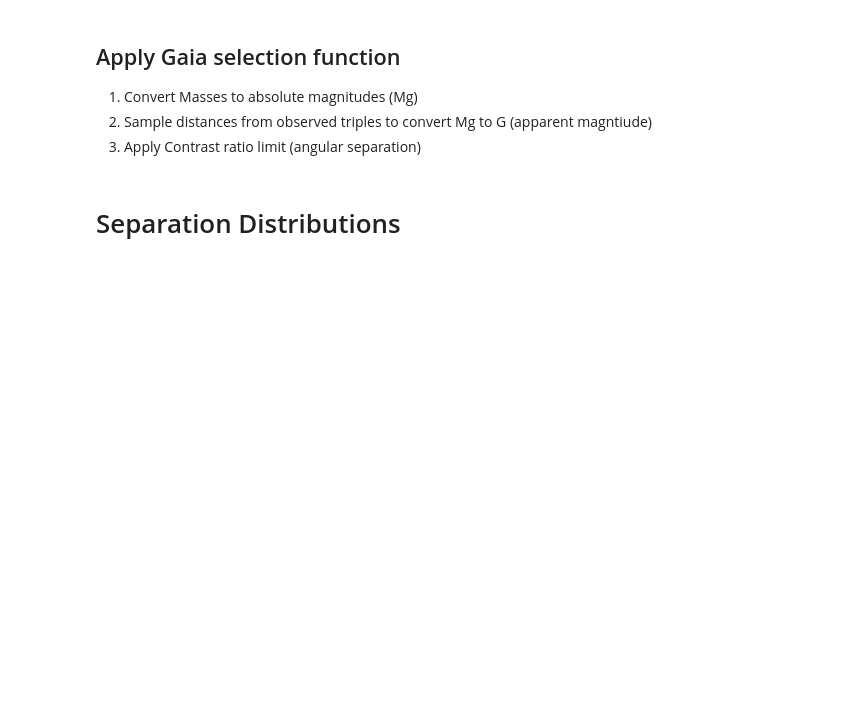
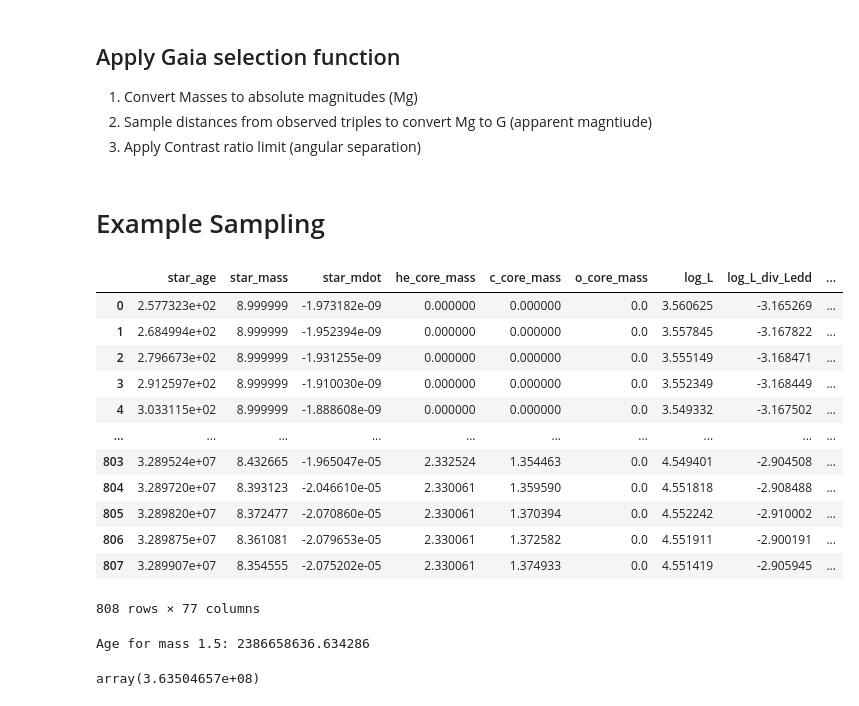
Before and after one commit to cheyanneshariat/gaia_triples, a Jupyter notebook: sampling_triples.ipynb, the cells around one changed output. Drawn from its saved outputs; the diff is of its cells as text; code cells hidden in the pictures; blank space fills up the shorter version.

```diff
--- a/sampling_triples.ipynb
+++ b/sampling_triples.ipynb
@@ -314,7 +321,7 @@ triples_catalog = pd.read_csv(data_PATH + "triples_catalog.csv")
 
 triple150 = resolved_triples.query("1000/inner_star1_parallax<100 and triple_type == 'MSMS-MS'")
 # %% [markdown]
-# Separation Distributions
+# Example Sampling
 # %%
 def sample_all(this_IMF = 'cosmic_constant_SFR', this_Periods = 'DM91', this_IMRD='default'):
     m1s,m2s,m3s,a1s,a2s,e1s,e2s = [],[],[],[],[], [], []
@@ -367,0 +376,40 @@ results_df_LU = sample_all(this_IMF = 'cosmic_constant_SFR', this_Periods = 'LU'
+# %%
+import os
+from multiprocessing import Pool
+
+columns = [
+    "star_age", "star_mass", "star_mdot", "he_core_mass", "c_core_mass", "o_core_mass",
+    "log_L", "log_L_div_Ledd", "log_LH", "log_LHe", "log_LZ", "log_Teff",
+    "log_abs_Lgrav", "log_R", "log_g", "log_surf_z", "surf_avg_omega",
+    "surf_avg_v_rot", "surf_num_c12_div_num_o16", "v_wind_Km_per_s",
+    "surf_avg_omega_crit", "surf_avg_omega_div_omega_crit", "surf_avg_v_crit",
+    "surf_avg_v_div_v_crit", "surf_avg_Lrad_div_Ledd", "v_div_csound_surf",
+    "surface_h1", "surface_he3", "surface_he4", "surface_li7", "surface_be9",
+    "surface_b11", "surface_c12", "surface_c13", "surface_n14", "surface_o16",
+    "surface_f19", "surface_ne20", "surface_na23", "surface_mg24", "surface_si28",
+    "surface_s32", "surface_ca40", "surface_ti48", "surface_fe56", "log_center_T",
+    "log_center_Rho", "center_degeneracy", "center_omega", "center_gamma",
+    "mass_conv_core", "center_h1", "center_he4", "center_c12", "center_n14",
+    "center_o16", "center_ne20", "center_mg24", "center_si28", "pp", "cno",
+    "tri_alfa", "burn_c", "burn_n", "burn_o", "c12_c12", "delta_nu", "delta_Pg",
+    "nu_max", "acoustic_cutoff", "max_conv_vel_div_csound", "max_gradT_div_grada",
+    "gradT_excess_alpha", "min_Pgas_div_P", "max_L_rad_div_Ledd", "e_thermal", "phase"
+]
+# %%
+pd.read_csv(
+        f"/Users/bijan1339/Desktop/MIST_v1.2_feh_p0.00_afe_p0.0_vvcrit0.4_EEPS/{f}", comment="#", names=columns, sep=r"\s+"
+    )
+# %% [output]
+|  | star_age | star_mass | star_mdot | he_core_mass | c_core_mass | o_core_mass | log_L | log_L_div_Ledd | ... |
+| 0 | 2.577323e+02 | 8.999999 | -1.973182e-09 | 0.000000 | 0.000000 | 0.0 | 3.560625 | -3.165269 | ... |
+| 1 | 2.684994e+02 | 8.999999 | -1.952394e-09 | 0.000000 | 0.000000 | 0.0 | 3.557845 | -3.167822 | ... |
+| 2 | 2.796673e+02 | 8.999999 | -1.931255e-09 | 0.000000 | 0.000000 | 0.0 | 3.555149 | -3.168471 | ... |
+| 3 | 2.912597e+02 | 8.999999 | -1.910030e-09 | 0.000000 | 0.000000 | 0.0 | 3.552349 | -3.168449 | ... |
+| 4 | 3.033115e+02 | 8.999999 | -1.888608e-09 | 0.000000 | 0.000000 | 0.0 | 3.549332 | -3.167502 | ... |
+| ... | ... | ... | ... | ... | ... | ... | ... | ... | ... |
+| 803 | 3.289524e+07 | 8.432665 | -1.965047e-05 | 2.332524 | 1.354463 | 0.0 | 4.549401 | -2.904508 | ... |
+| 804 | 3.289720e+07 | 8.393123 | -2.046610e-05 | 2.330061 | 1.359590 | 0.0 | 4.551818 | -2.908488 | ... |
+| 805 | 3.289820e+07 | 8.372477 | -2.070860e-05 | 2.330061 | 1.370394 | 0.0 | 4.552242 | -2.910002 | ... |
+| 806 | 3.289875e+07 | 8.361081 | -2.079653e-05 | 2.330061 | 1.372582 | 0.0 | 4.551911 | -2.900191 | ... |
+| 807 | 3.289907e+07 | 8.354555 | -2.075202e-05 | 2.330061 | 1.374933 | 0.0 | 4.551419 | -2.905945 | ... |
+808 rows × 77 columns
@@ -367,0 +420,9 @@ results_df_LU = sample_all(this_IMF = 'cosmic_constant_SFR', this_Periods = 'LU'
+# %%
+# Create an interpolation function for masses and ages
+mass_age_interp = interp1d(masses, ages, kind='linear', fill_value="extrapolate")
+# %% [output]
+Age for mass 1.5: 2386658636.634286
+# %%
+mass_age_interp(3)
+# %% [output]
+array(3.63504657e+08)
```
Also changed, not shown: parts of 8 cells of this notebook, 2 other files.
